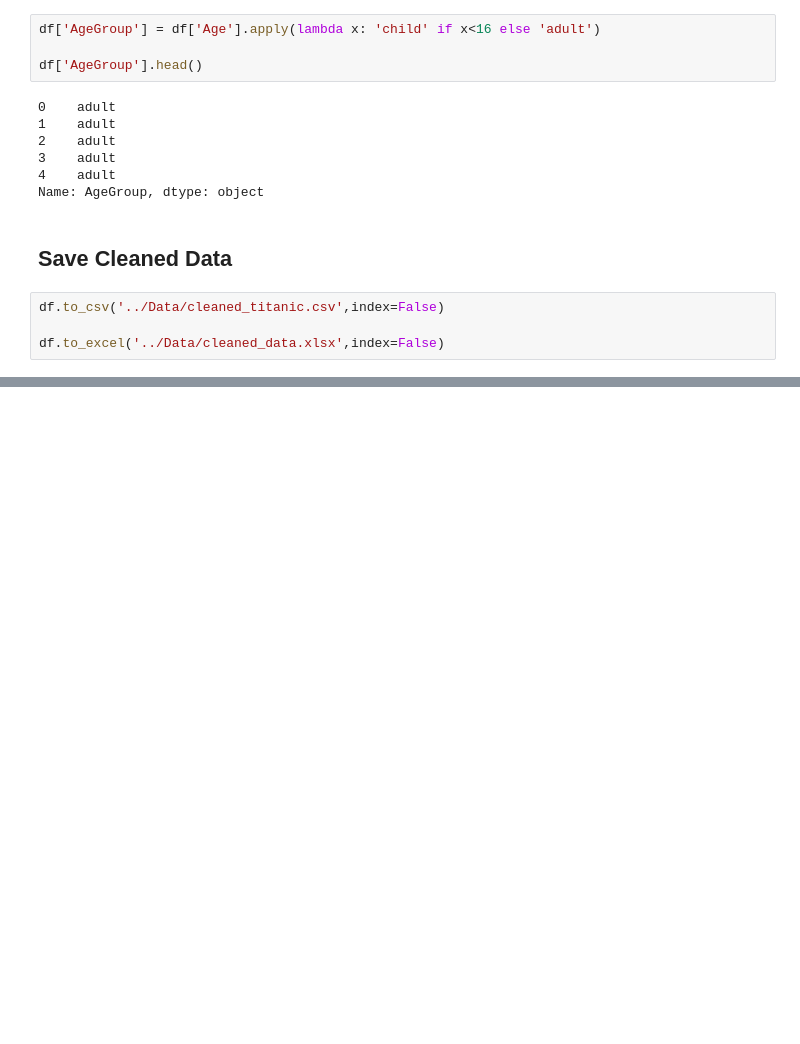
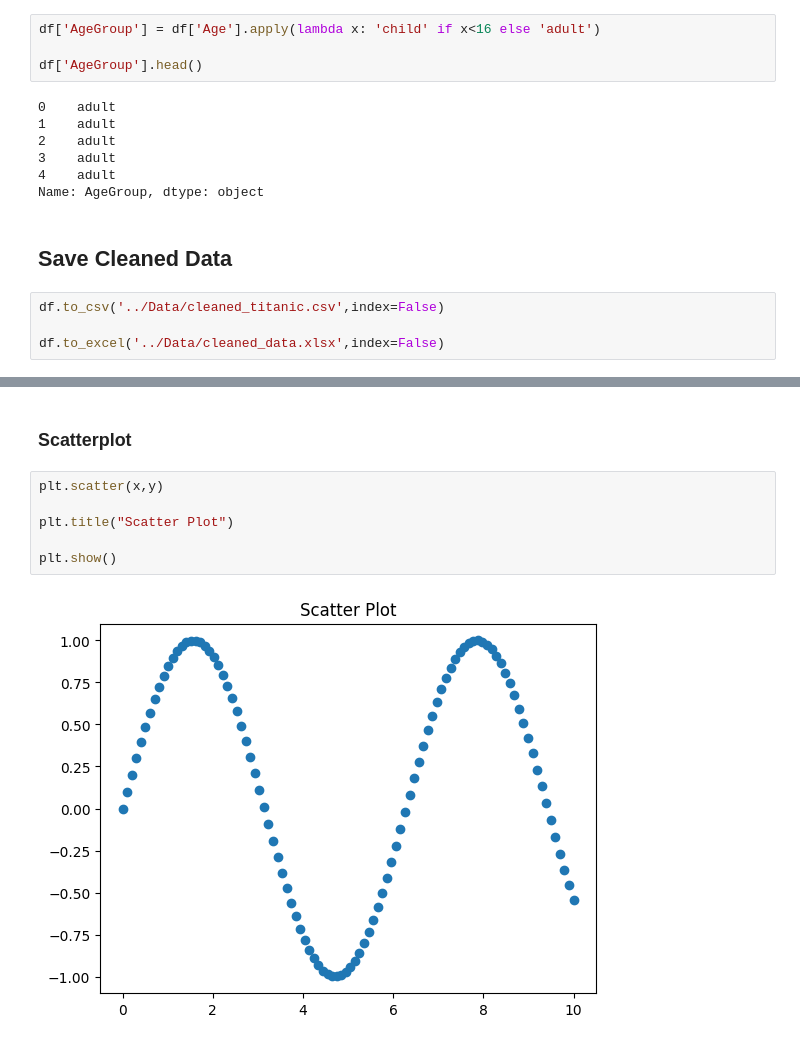
Before and after one commit to SeionixAi/RL-B102-Lini-V-R, a Jupyter notebook: Machine_Learning/Titanic_Data_Analysis.ipynb, the cells around one changed output, grey strips where cells are left out. Saved outputs shown, nothing was run; the diff lists cells and outputs as text; blank space fills up the shorter version.

```diff
--- a/Machine_Learning/Titanic_Data_Analysis.ipynb
+++ b/Machine_Learning/Titanic_Data_Analysis.ipynb
@@ -604,0 +627,10 @@ df.to_excel('../Data/cleaned_data.xlsx',index=False)
+# %% [markdown]
+### Scatterplot
+# %%
+plt.scatter(x,y)
+
+plt.title("Scatter Plot")
+
+plt.show()
+# %% [output]
+[figure, added]
```
Also changed, not shown: parts of 68 cells of this notebook.
